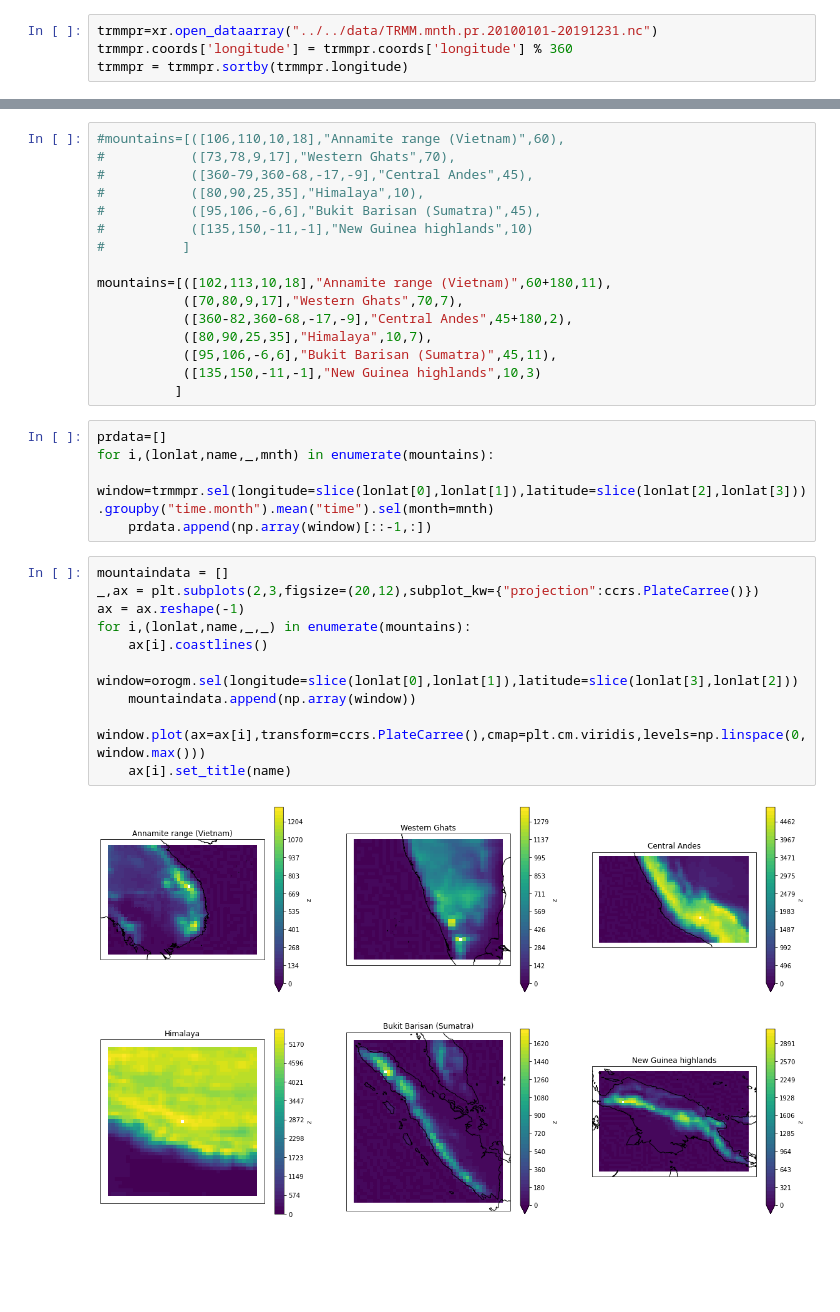
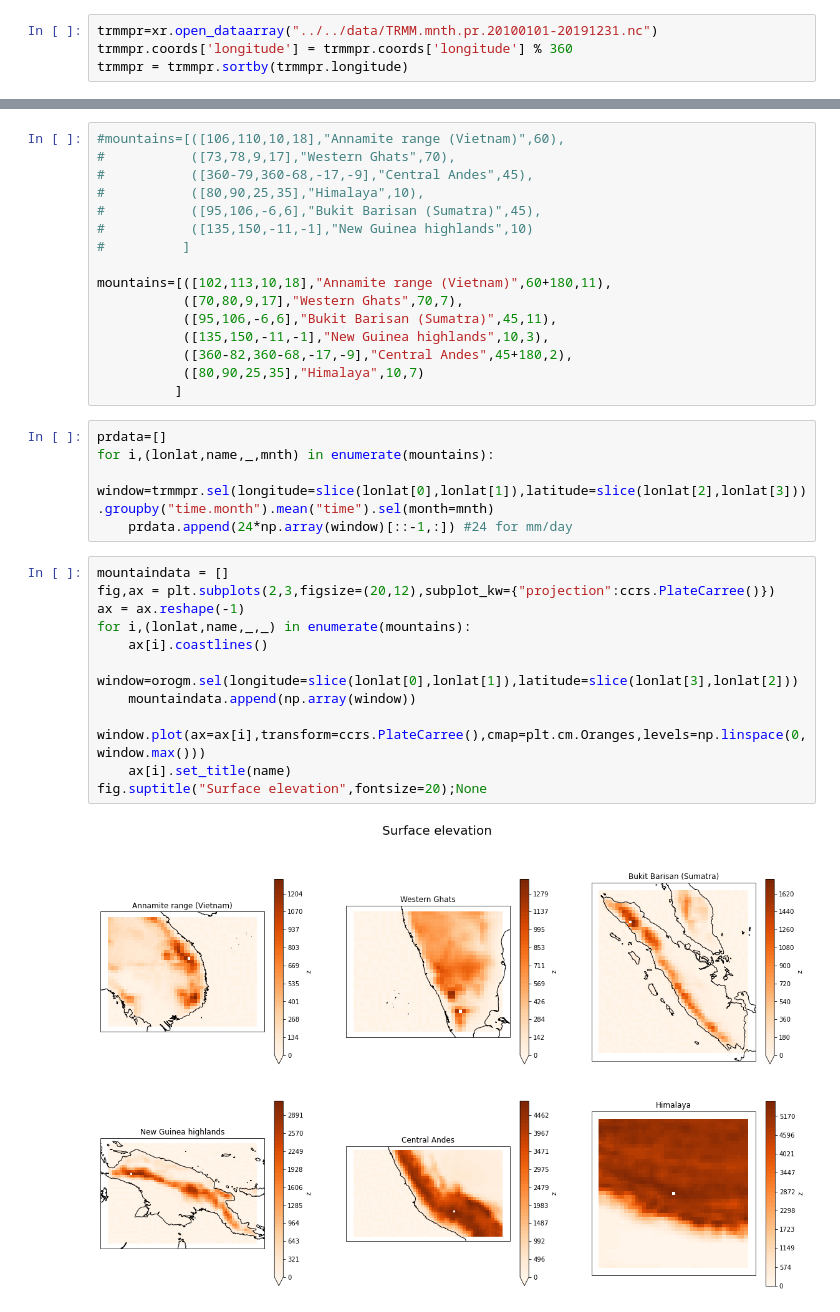
Before and after one commit to qnicolas/misc, a Jupyter notebook: precipCrossSections.ipynb, the cells around one changed output, grey strips where cells are left out. Cells and saved outputs as stored; diff of their text form; blank space fills up the shorter version.

```diff
--- a/precipCrossSections.ipynb
+++ b/precipCrossSections.ipynb
@@ -42,26 +31,27 @@ Attributes:
 
 mountains=[([102,113,10,18],"Annamite range (Vietnam)",60+180,11),
            ([70,80,9,17],"Western Ghats",70,7),
+           ([95,106,-6,6],"Bukit Barisan (Sumatra)",45,11),
+           ([135,150,-11,-1],"New Guinea highlands",10,3),
            ([360-82,360-68,-17,-9],"Central Andes",45+180,2),
-           ([80,90,25,35],"Himalaya",10,7),
-           ([95,106,-6,6],"Bukit Barisan (Sumatra)",45,11),
-           ([135,150,-11,-1],"New Guinea highlands",10,3)
+           ([80,90,25,35],"Himalaya",10,7)
           ]
 # %%
 prdata=[]
 for i,(lonlat,name,_,mnth) in enumerate(mountains):
     window=trmmpr.sel(longitude=slice(lonlat[0],lonlat[1]),latitude=slice(lonlat[2],lonlat[3])).groupby("time.month").mean("time").sel(month=mnth)
-    prdata.append(np.array(window)[::-1,:])
+    prdata.append(24*np.array(window)[::-1,:]) #24 for mm/day
 # %%
 mountaindata = []
-_,ax = plt.subplots(2,3,figsize=(20,12),subplot_kw={"projection":ccrs.PlateCarree()})
+fig,ax = plt.subplots(2,3,figsize=(20,12),subplot_kw={"projection":ccrs.PlateCarree()})
 ax = ax.reshape(-1)
 for i,(lonlat,name,_,_) in enumerate(mountains):
     ax[i].coastlines()
     window=orogm.sel(longitude=slice(lonlat[0],lonlat[1]),latitude=slice(lonlat[3],lonlat[2]))
     mountaindata.append(np.array(window))
-    window.plot(ax=ax[i],transform=ccrs.PlateCarree(),cmap=plt.cm.viridis,levels=np.linspace(0,window.max()))
+    window.plot(ax=ax[i],transform=ccrs.PlateCarree(),cmap=plt.cm.Oranges,levels=np.linspace(0,window.max()))
     ax[i].set_title(name)
+fig.suptitle("Surface elevation",fontsize=20);None
 # %% [output]
-[figure, old version]
+[figure, new version]
 # %%
```
Also changed, not shown: parts of 5 cells of this notebook.
